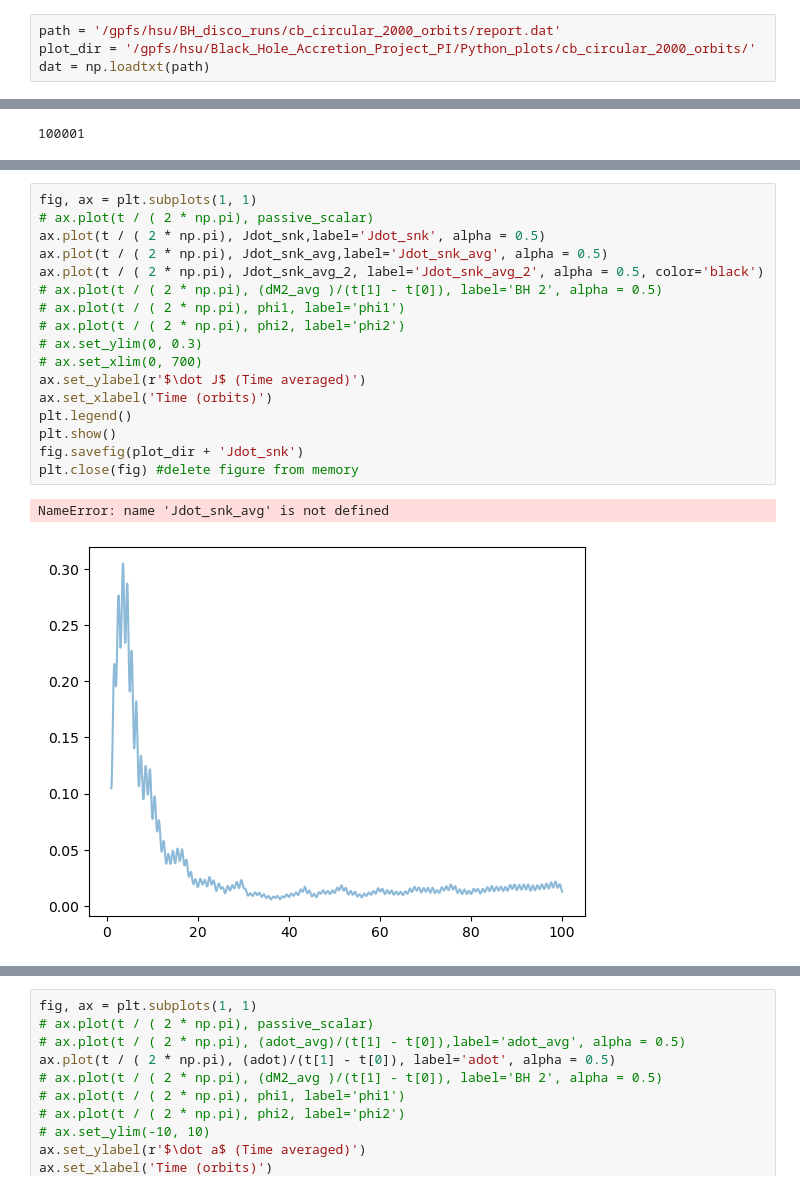
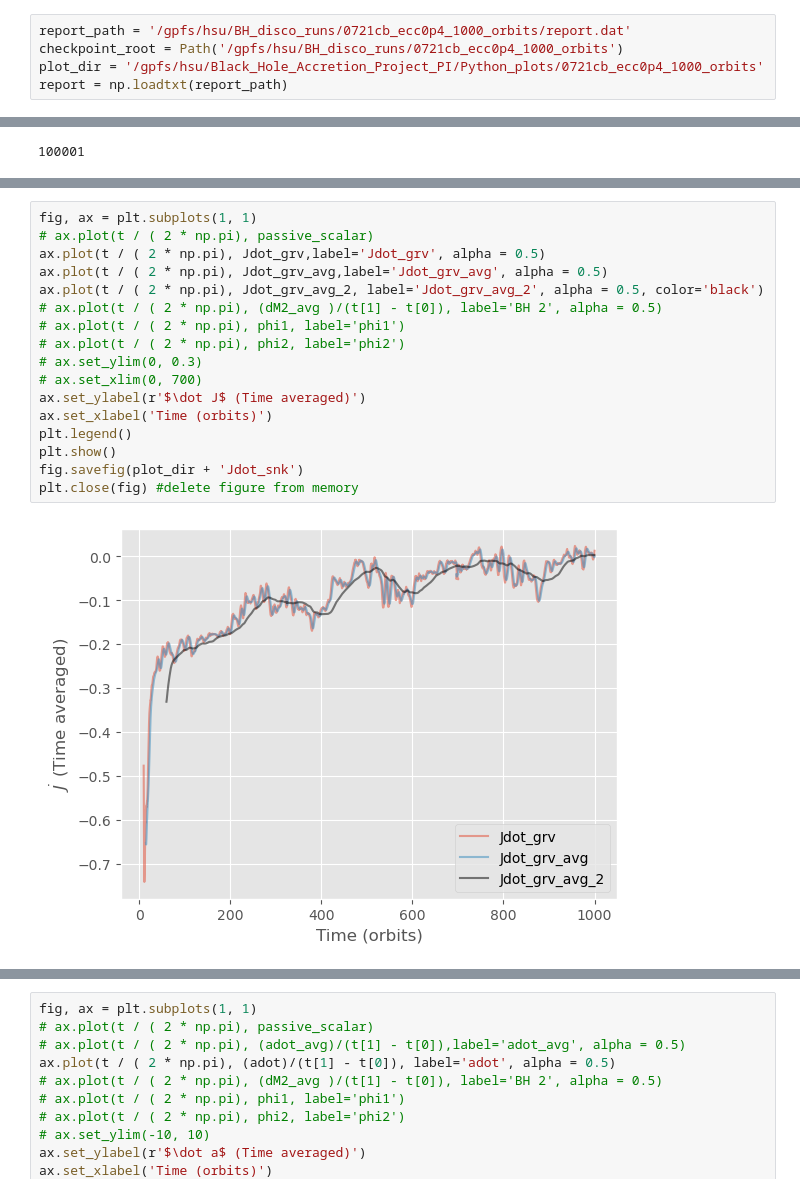
Before and after one commit to HangChelseaSu/Black_Hole_Accretion_Project_PI, a Jupyter notebook: Python_scripts/report_dat_data.ipynb, the cells around one changed output, grey strips where cells are left out. Saved outputs shown, nothing was run; the diff lists cells and outputs as text.

```diff
--- a/Python_scripts/report_dat_data.ipynb
+++ b/Python_scripts/report_dat_data.ipynb
@@ -8,6 +8,7 @@ from pathlib import Path
 plt.style.use('ggplot')
 import pandas as pd
 # %%
-path = '/gpfs/hsu/BH_disco_runs/cb_circular_2000_orbits/report.dat'
-plot_dir = '/gpfs/hsu/Black_Hole_Accretion_Project_PI/Python_plots/cb_circular_2000_orbits/'
-dat = np.loadtxt(path)
+report_path = '/gpfs/hsu/BH_disco_runs/0721cb_ecc0p4_1000_orbits/report.dat'
+checkpoint_root = Path('/gpfs/hsu/BH_disco_runs/0721cb_ecc0p4_1000_orbits')
+plot_dir = '/gpfs/hsu/Black_Hole_Accretion_Project_PI/Python_plots/0721cb_ecc0p4_1000_orbits'
+report = np.loadtxt(report_path)
@@ -260,23 +330,22 @@ plt.close(fig) #delete figure from memory
 # %%
 fig, ax = plt.subplots(1, 1)
 # ax.plot(t / ( 2 * np.pi), passive_scalar)
-ax.plot(t / ( 2 * np.pi), Jdot_snk,label='Jdot_snk', alpha = 0.5)
-ax.plot(t / ( 2 * np.pi), Jdot_snk_avg,label='Jdot_snk_avg', alpha = 0.5)
-ax.plot(t / ( 2 * np.pi), Jdot_snk_avg_2, label='Jdot_snk_avg_2', alpha = 0.5, color='black')
+ax.plot(t / ( 2 * np.pi), Jdot_grv,label='Jdot_grv', alpha = 0.5)
+ax.plot(t / ( 2 * np.pi), Jdot_grv_avg,label='Jdot_grv_avg', alpha = 0.5)
+ax.plot(t / ( 2 * np.pi), Jdot_grv_avg_2, label='Jdot_grv_avg_2', alpha = 0.5, color='black')
 # ax.plot(t / ( 2 * np.pi), (dM2_avg )/(t[1] - t[0]), label='BH 2', alpha = 0.5)
 # ax.plot(t / ( 2 * np.pi), phi1, label='phi1')
 # ax.plot(t / ( 2 * np.pi), phi2, label='phi2')
 # ax.set_ylim(0, 0.3)
 # ax.set_xlim(0, 700)
 ax.set_ylabel(r'$\dot J$ (Time averaged)')
 ax.set_xlabel('Time (orbits)')
 plt.legend()
 plt.show()
 fig.savefig(plot_dir + 'Jdot_snk')
 plt.close(fig) #delete figure from memory
 # %% [output]
-NameError: name 'Jdot_snk_avg' is not defined
-[figure, old version]
+[figure, new version]
 # %%
 fig, ax = plt.subplots(1, 1)
 # ax.plot(t / ( 2 * np.pi), passive_scalar)
```
Also changed, not shown: parts of 8 cells of this notebook, 10 other files.
